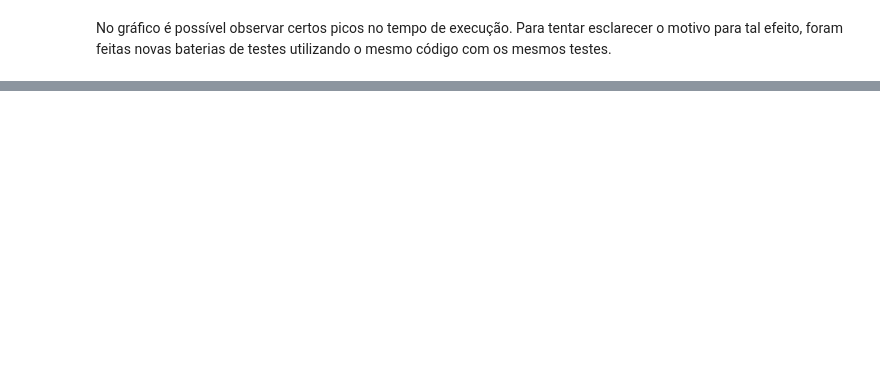
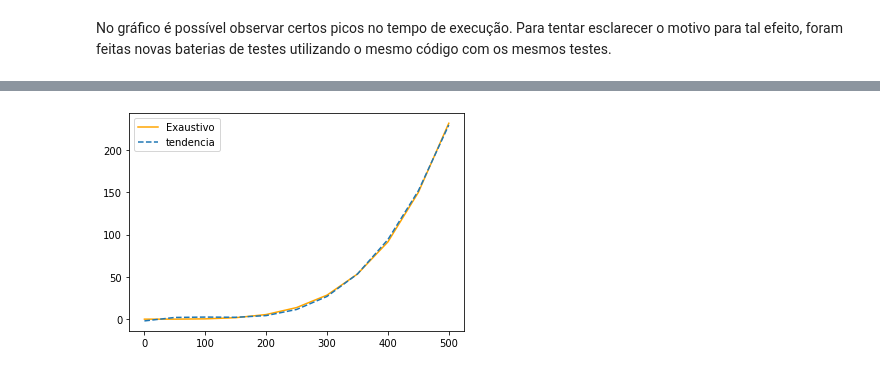
Before and after one commit to lucaskf1996/DnaAlignmentAlgorithmComparison, a Jupyter notebook: DnaAnalysis.ipynb, the cells around one changed output, grey strips where cells are left out. Saved outputs shown, nothing was run; the diff lists cells and outputs as text; code cells hidden in the pictures; blank space fills up the shorter version.

```diff
--- a/DnaAnalysis.ipynb
+++ b/DnaAnalysis.ipynb
@@ -231,0 +263,9 @@ fig.show()
+# %%
+z = np.polyfit(x, resultados2dExaustivo, 3)
+p = np.poly1d(z)
+plt.plot(x, resultados2dExaustivo, label = "Exaustivo", color = "orange")
+plt.plot(x, p(x), '--', label = "tendencia")
+plt.legend()
+plt.show()
+# %% [output]
+[figure, added]
```
Also changed, not shown: parts of 8 cells of this notebook, 1 other file.
